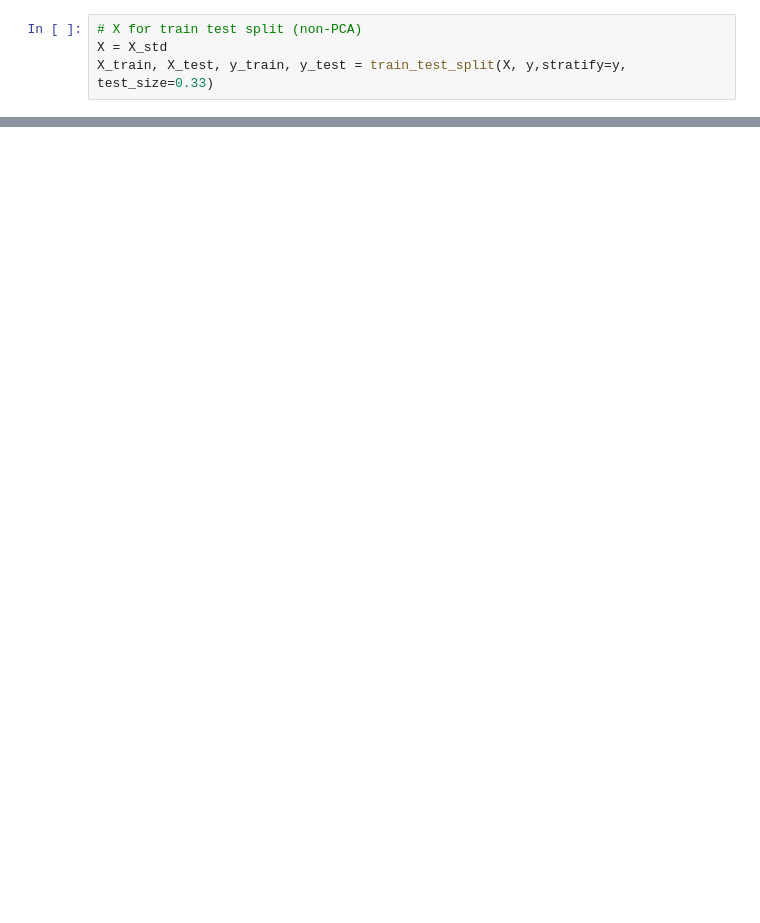
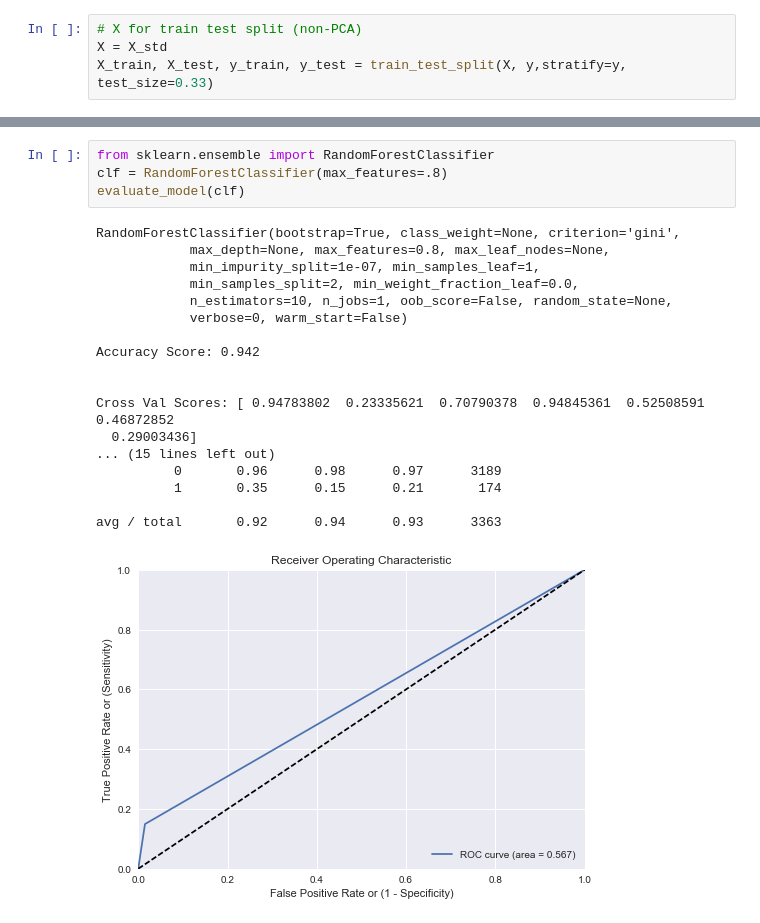
Before and after one commit to austinbrian/skeeter_patrol, a Jupyter notebook: code/BDA-modeling-2.ipynb, the cells around one changed output, grey strips where cells are left out. Saved outputs shown, nothing was run; the diff lists cells and outputs as text; blank space fills up the shorter version.

```diff
--- a/code/BDA-modeling-2.ipynb
+++ b/code/BDA-modeling-2.ipynb
@@ -211,0 +192,23 @@ features.sort_values(by='Importance',ascending=False)
+# %%
+from sklearn.ensemble import RandomForestClassifier
+clf = RandomForestClassifier(max_features=.8)
+evaluate_model(clf)
+# %% [output]
+RandomForestClassifier(bootstrap=True, class_weight=None, criterion='gini',
+            max_depth=None, max_features=0.8, max_leaf_nodes=None,
+            min_impurity_split=1e-07, min_samples_leaf=1,
+            min_samples_split=2, min_weight_fraction_leaf=0.0,
+            n_estimators=10, n_jobs=1, oob_score=False, random_state=None,
+            verbose=0, warm_start=False)
+
+Accuracy Score: 0.942
+
+
+Cross Val Scores: [ 0.94783802  0.23335621  0.70790378  0.94845361  0.52508591  0.46872852
+  0.29003436]
+... (15 lines left out)
+          0       0.96      0.98      0.97      3189
+          1       0.35      0.15      0.21       174
+
+avg / total       0.92      0.94      0.93      3363
+[figure, added]
```
Also changed, not shown: parts of 11 cells of this notebook.
